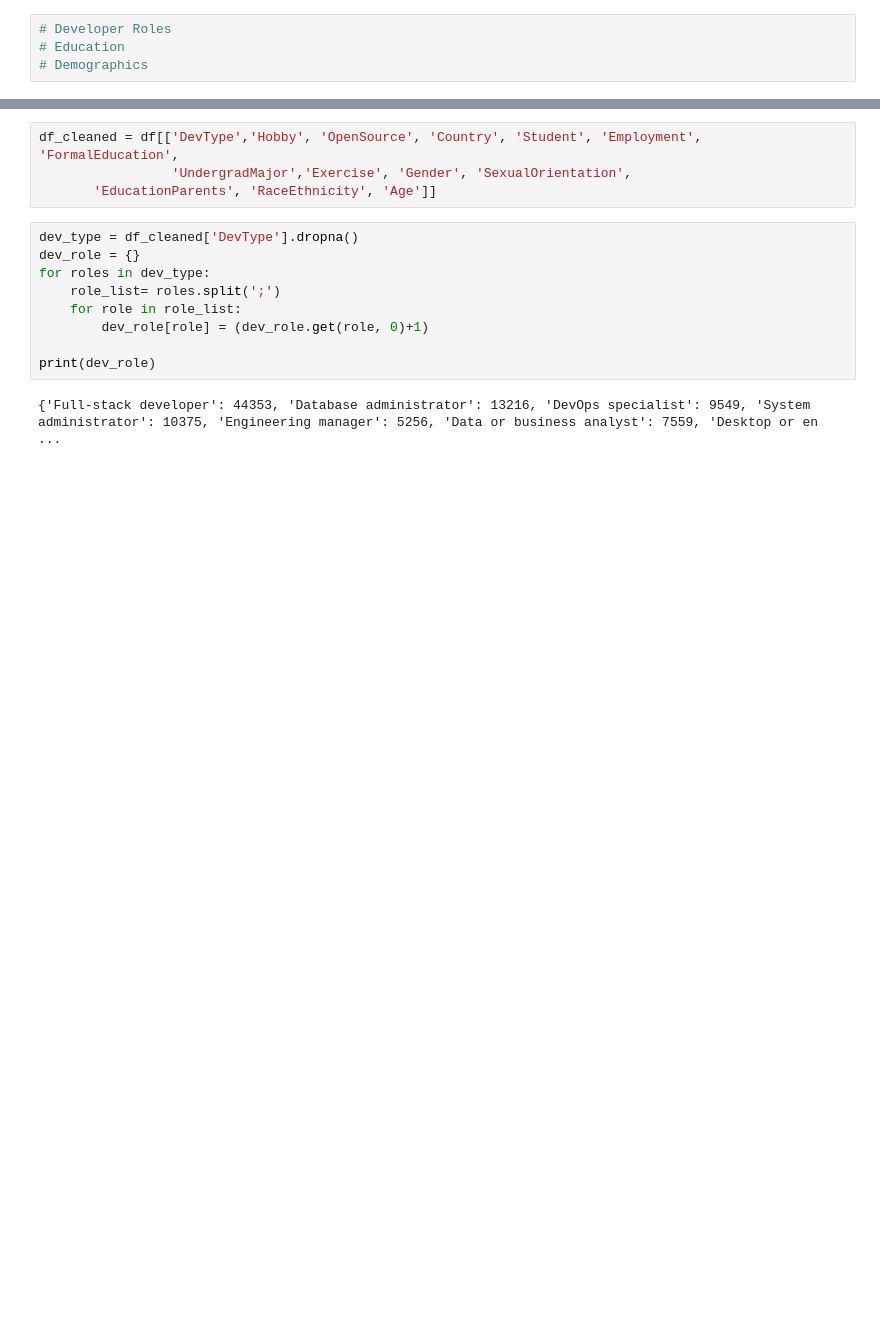
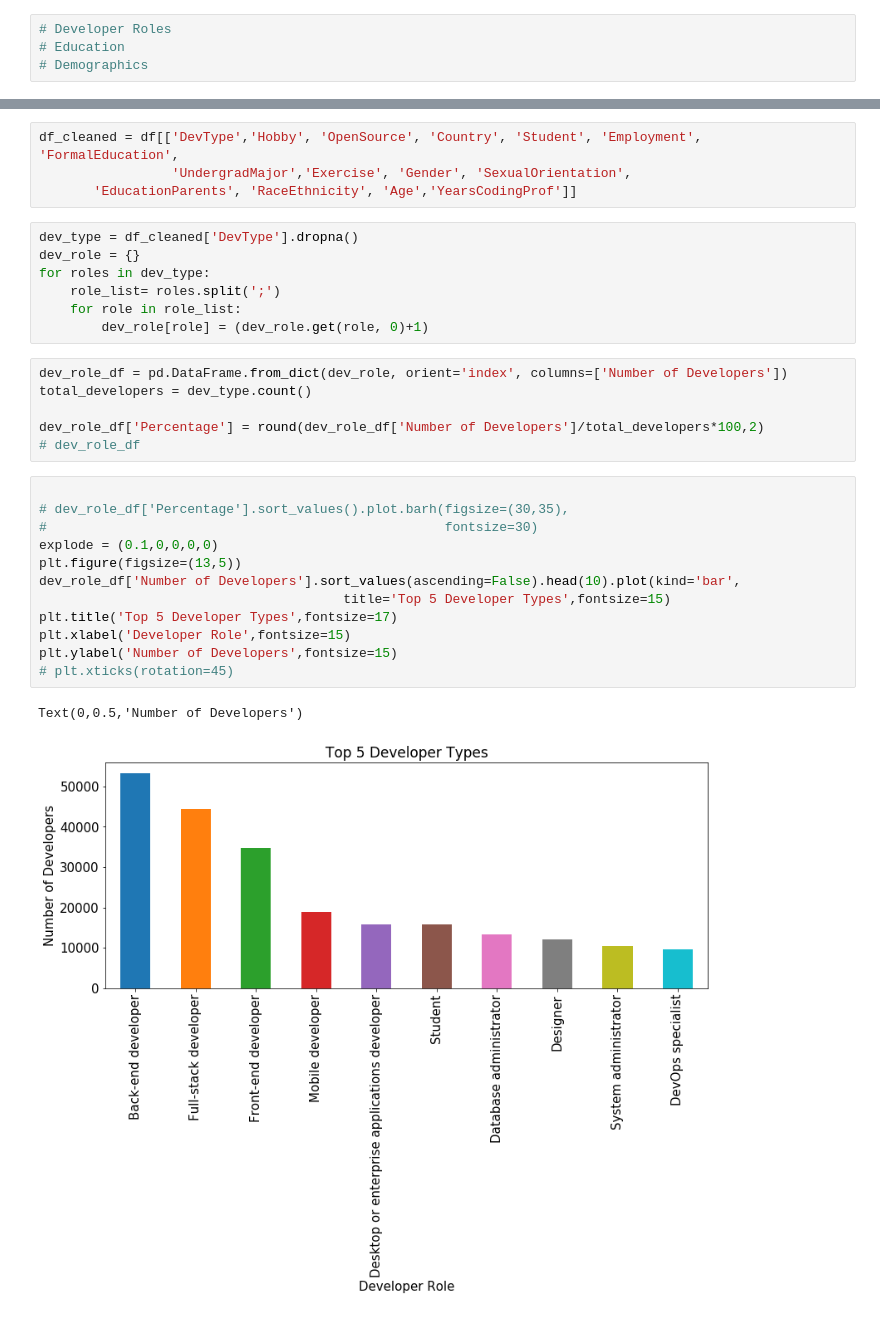
Before and after one commit to kuldeepemol/tech-nerds, a Jupyter notebook: analysis.ipynb, the cells around one changed output, grey strips where cells are left out. Drawn from its saved outputs; the diff is of its cells as text; blank space fills up the shorter version.

```diff
--- a/analysis.ipynb
+++ b/analysis.ipynb
@@ -21,7 +25,7 @@ df.head()
 # %%
 df_cleaned = df[['DevType','Hobby', 'OpenSource', 'Country', 'Student', 'Employment', 'FormalEducation',
                  'UndergradMajor','Exercise', 'Gender', 'SexualOrientation',
-       'EducationParents', 'RaceEthnicity', 'Age']]
+       'EducationParents', 'RaceEthnicity', 'Age','YearsCodingProf']]
 # %%
 dev_type = df_cleaned['DevType'].dropna()
 dev_role = {}
@@ -29,7 +33,24 @@ for roles in dev_type:
     role_list= roles.split(';')
     for role in role_list:
         dev_role[role] = (dev_role.get(role, 0)+1)
-
-print(dev_role)
-# %% [output]
-{'Full-stack developer': 44353, 'Database administrator': 13216, 'DevOps specialist': 9549, 'System administrator': 10375, 'Engineering manager': 5256, 'Data or business analyst': 7559, 'Desktop or en ...
+# %%
+dev_role_df = pd.DataFrame.from_dict(dev_role, orient='index', columns=['Number of Developers'])
+total_developers = dev_type.count()
+
+dev_role_df['Percentage'] = round(dev_role_df['Number of Developers']/total_developers*100,2)
+# dev_role_df
+# %%
+
+# dev_role_df['Percentage'].sort_values().plot.barh(figsize=(30,35),
+#                                                   fontsize=30)
+explode = (0.1,0,0,0,0)
+plt.figure(figsize=(13,5))
+dev_role_df['Number of Developers'].sort_values(ascending=False).head(10).plot(kind='bar',
+                                       title='Top 5 Developer Types',fontsize=15)
+plt.title('Top 5 Developer Types',fontsize=17)
+plt.xlabel('Developer Role',fontsize=15)
+plt.ylabel('Number of Developers',fontsize=15)
+# plt.xticks(rotation=45)
+# %% [output]
+Text(0,0.5,'Number of Developers')
+[figure, added]
```
Also changed, not shown: parts of 13 cells of this notebook.
